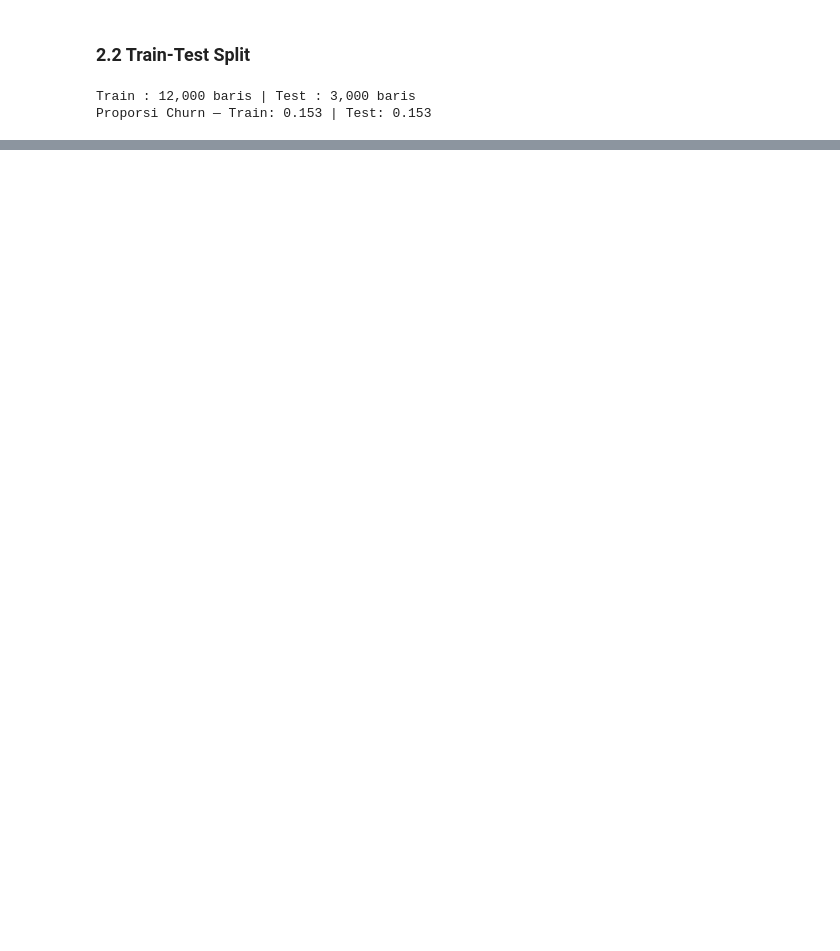
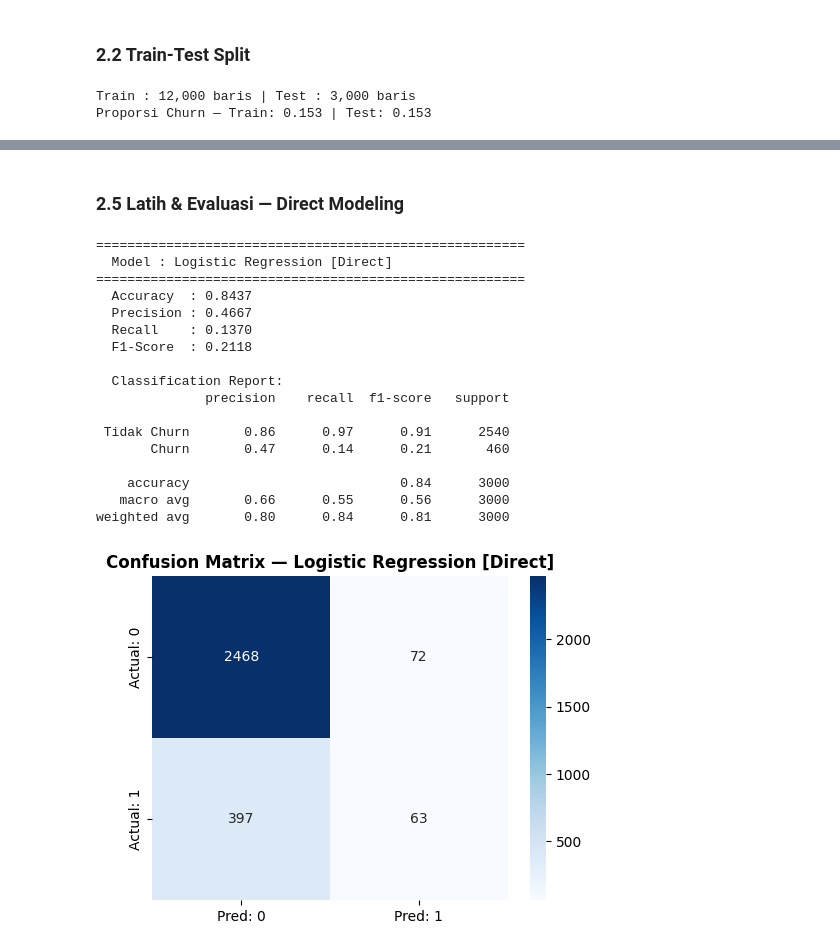
Before and after one commit to danishsuryarirta-create/UAS_Bengkel_Koding, a Jupyter notebook: UAS_Churn_Prediction.ipynb, the cells around one changed output, grey strips where cells are left out. Drawn from its saved outputs; the diff is of its cells as text; code cells hidden in the pictures; blank space fills up the shorter version.

```diff
--- a/UAS_Churn_Prediction.ipynb
+++ b/UAS_Churn_Prediction.ipynb
@@ -255,0 +277,35 @@ Pada tahap ini dilakukan proses train-test split untuk membagi dataset menjadi d
+# %%
+def evaluate_model(name, model, X_train, X_test, y_train, y_test):
+    """Melatih model dan menampilkan evaluasi lengkap."""
+    model.fit(X_train, y_train)
+    y_pred = model.predict(X_test)
+
+    acc  = accuracy_score(y_test, y_pred)
+    prec = precision_score(y_test, y_pred, zero_division=0)
+    rec  = recall_score(y_test, y_pred, zero_division=0)
+    f1   = f1_score(y_test, y_pred, zero_division=0)
+    cm   = confusion_matrix(y_test, y_pred)
+
+    print(f'\n{'='*55}')
+    print(f'  Model : {name}')
+    print(f'{'='*55}')
+    print(f'  Accuracy  : {acc:.4f}')
+    print(f'  Precision : {prec:.4f}')
+    print(f'  Recall    : {rec:.4f}')
+    print(f'  F1-Score  : {f1:.4f}')
+    print(f'\n  Classification Report:')
+    print(classification_report(y_test, y_pred, target_names=['Tidak Churn', 'Churn']))
+
+    # Confusion Matrix
+    fig, ax = plt.subplots(figsize=(5, 4))
+    sns.heatmap(cm, annot=True, fmt='d', cmap='Blues', ax=ax,
+                xticklabels=['Pred: 0', 'Pred: 1'],
+                yticklabels=['Actual: 0', 'Actual: 1'])
+    ax.set_title(f'Confusion Matrix — {name}', fontweight='bold')
+    plt.tight_layout()
+    plt.show()
+
+    return {'model': name, 'accuracy': acc, 'precision': prec,
+            'recall': rec, 'f1': f1, 'fitted_model': model}
+
+print('Fungsi evaluasi siap.')
@@ -255,0 +318,27 @@ Pada tahap ini dilakukan proses train-test split untuk membagi dataset menjadi d
+# %% [markdown]
+### 2.5 Latih & Evaluasi — Direct Modeling
+# %%
+# Model 1: Logistic Regression (Konvensional)
+lr_dir = LogisticRegression(random_state=RANDOM_STATE, max_iter=1000)
+res_lr_dir = evaluate_model('Logistic Regression [Direct]',
+                             lr_dir, X_train_dir, X_test_dir,
+                             y_train_dir, y_test_dir)
+# %% [output]
+=======================================================
+  Model : Logistic Regression [Direct]
+=======================================================
+  Accuracy  : 0.8437
+  Precision : 0.4667
+  Recall    : 0.1370
+  F1-Score  : 0.2118
+
+  Classification Report:
+              precision    recall  f1-score   support
+
+ Tidak Churn       0.86      0.97      0.91      2540
+       Churn       0.47      0.14      0.21       460
+
+    accuracy                           0.84      3000
+   macro avg       0.66      0.55      0.56      3000
+weighted avg       0.80      0.84      0.81      3000
+[figure, added]
```
Also changed, not shown: parts of 25 cells of this notebook.
